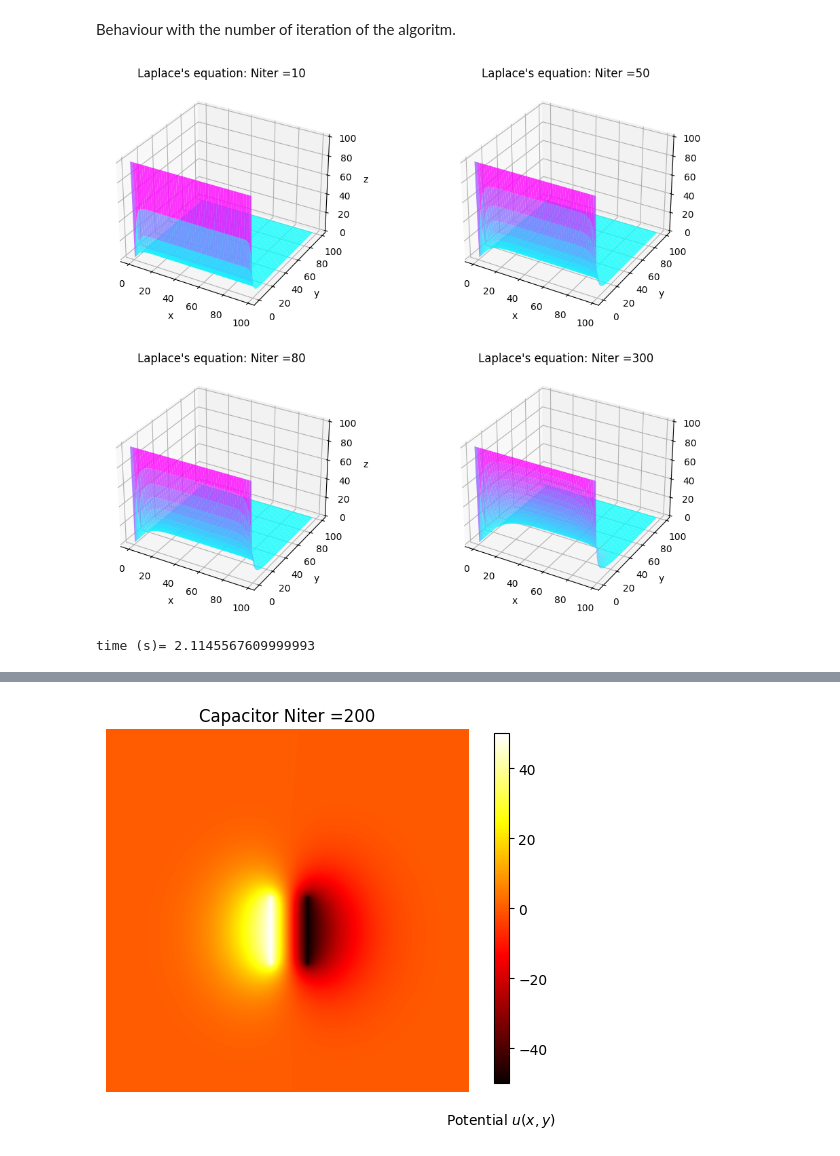
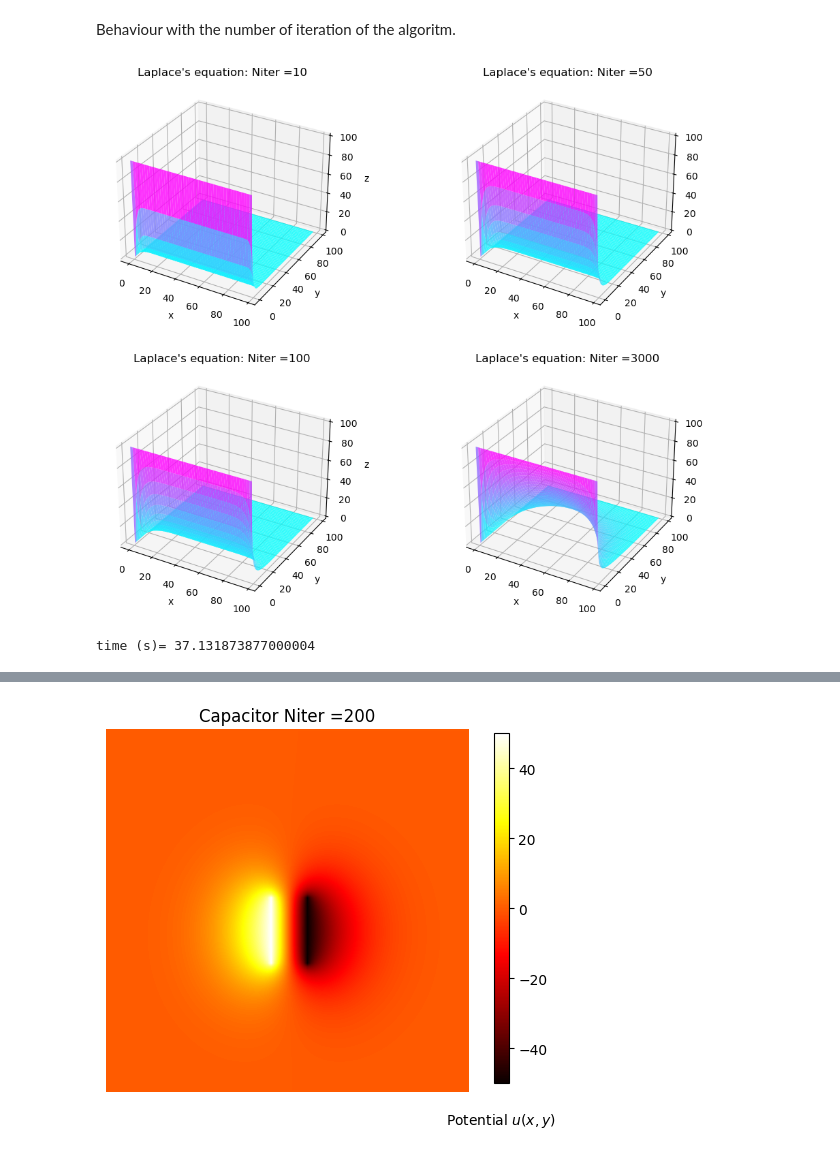
Before and after one commit to Alejandro-UDEA/Fisica_Computacional_Estudiante, a Jupyter notebook: Sesiones/PDE/2_finite_differece_method.ipynb, the cells around one changed output, grey strips where cells are left out. Saved outputs shown, nothing was run; the diff lists cells and outputs as text; code cells hidden in the pictures.

```diff
--- a/Sesiones/PDE/2_finite_differece_method.ipynb
+++ b/Sesiones/PDE/2_finite_differece_method.ipynb
@@ -138,12 +138,12 @@ def grid(V_ini,x,y):
   #return grid
   return X,Y,Z
 # %%
-Nmax, Niter = 100, 120
+Nmax, Niter = 100, 1020
 
 # Initial V matrix
 V_ini = np.zeros((Nmax, Nmax), float) # grid in 0V.
 for k in range(0, Nmax):
-  V_ini[k,0] = 100. # let line at 100V
+  V_ini[k,0] = 100. # inerior a 100 V
 
 # Do the grid to plot
 x = np.arange(0, Nmax-1, 1)
@@ -209,37 +209,37 @@ ax[0,1].plot_surface(X, Y, Z, cmap='cool', alpha=0.8)
 ax[0,1].set_title('Laplace\'s equation: Niter =%.1d'%Niter)
 ax[0,1].set_xlabel('x')
 ax[0,1].set_ylabel('y')
 ax[0,1].set_zlabel('z')
 #************************************
-Nmax, Niter = 100, 80
+Nmax, Niter = 100, 100
 #Run Laplace2D rutine
 V = Laplace2D_FDM(V_ini, Niter)
 X,Y,Z = grid(V,x,y)
 #Plot the field
 ax[1,0].plot_surface(X, Y, Z, cmap='cool', alpha=0.8)
 ax[1,0].set_title('Laplace\'s equation: Niter =%.1d'%Niter)
 ax[1,0].set_xlabel('x')
 ax[1,0].set_ylabel('y')
 ax[1,0].set_zlabel('z')
 #************************************
-Nmax, Niter = 100, 300
+Nmax, Niter = 100, 3000
 #Run Laplace2D rutine
 V = Laplace2D_FDM(V_ini, Niter)
 X,Y,Z = grid(V,x,y)
 #Plot the field
 ax[1,1].plot_surface(X, Y, Z, cmap='cool', alpha=0.8)
 ax[1,1].set_title('Laplace\'s equation: Niter =%.1d'%Niter)
 ax[1,1].set_xlabel('x')
 ax[1,1].set_ylabel('y')
 ax[1,1].set_zlabel('z')
 #************************************
 
 plt.show()
 end = tm.process_time() #Finishing time counter for user
 print('time (s)=' ,end-start ) # Storing result
 # %% [output]
-[figure, old version]
+[figure, new version]
-time (s)= 2.1145567609999993
+time (s)= 37.131873877000004
 # %% [markdown]
 #### **Exercise 1**: Finite-differences method (FDM) with tolerance **Jacobi method** (laboratorio 3)
 
```
Also changed, not shown: parts of 4 cells of this notebook, 2 other files.
